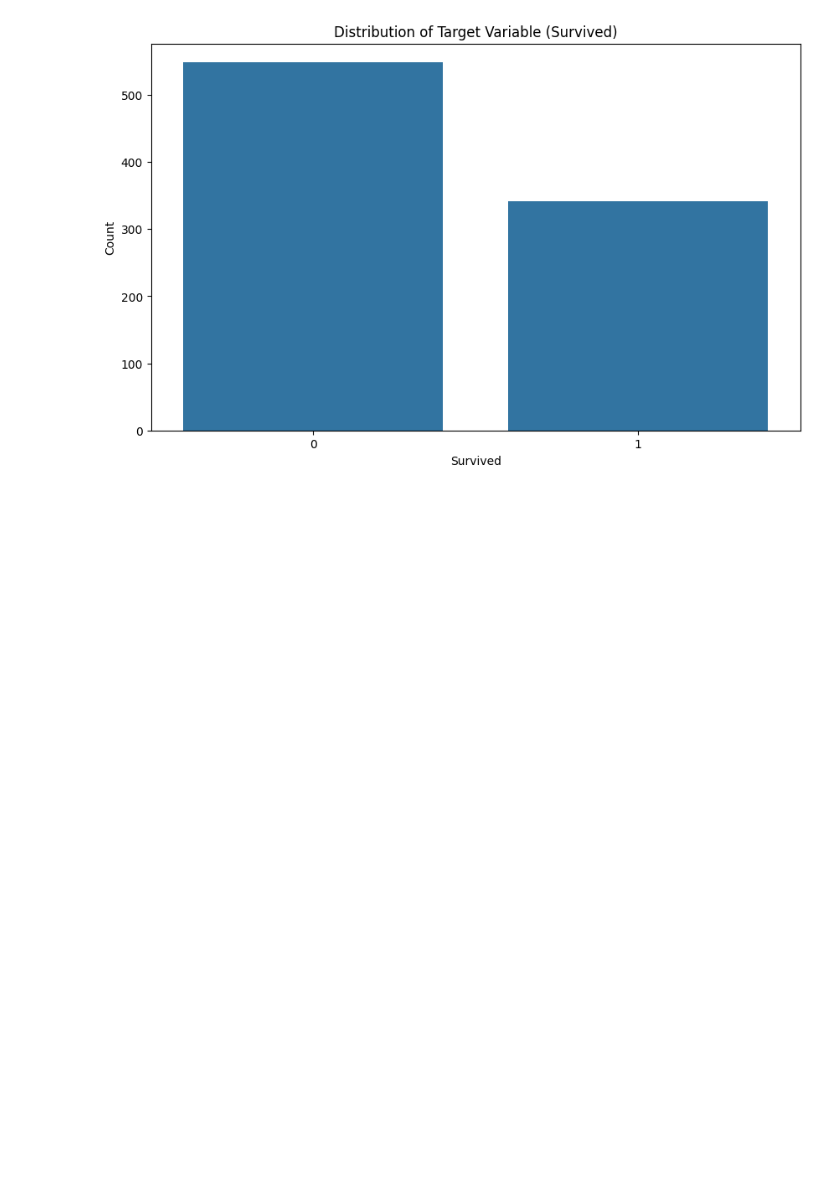
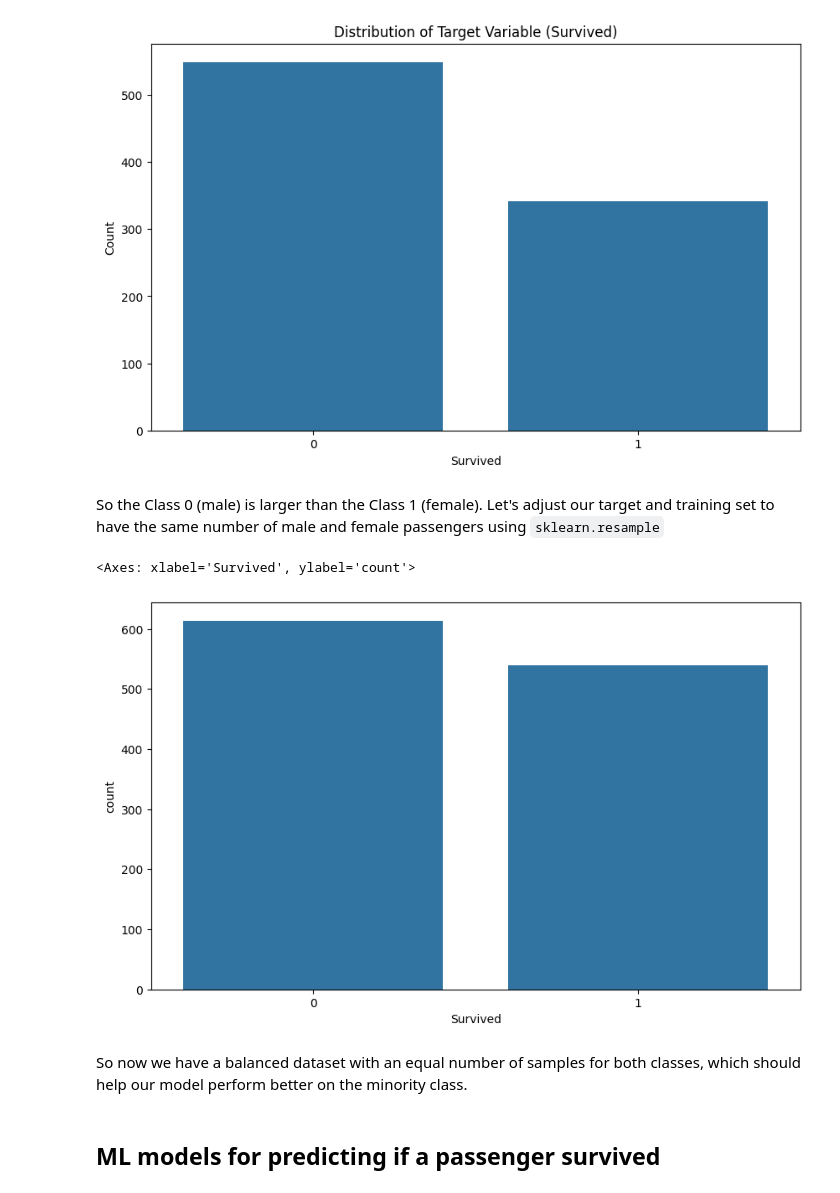
Before and after one commit to gdapablo/Titanic_disaster_kaggle_competition, a Jupyter notebook: notebooks/processing_and_modelling.ipynb, the cells around one changed output. Cells and saved outputs as stored; diff of their text form; code cells hidden in the pictures; blank space fills up the shorter version.

```diff
--- a/notebooks/processing_and_modelling.ipynb
+++ b/notebooks/processing_and_modelling.ipynb
@@ -166,3 +197,29 @@ plt.ylabel('Count')
 plt.show()
 # %% [output]
 [figure]
+# %% [markdown]
+So the Class 0 (male) is larger than the Class 1 (female). Let's adjust our target and training set to have the same number of male and female passengers using `sklearn.resample`
+# %%
+# We need to cut the training variables with respect to the Sex variable, in order to get the same number of 0s and 1s in the target variable.
+# This is important because if we have an imbalanced dataset, our model may be biased towards the majority class and perform poorly on the minority class.
+train.Sex.value_counts()
+
+from sklearn.utils import resample # Using resample to balance the dataset by oversampling the minority class
+X_class0 = train[train.Sex == 0]  # Class 0
+X_class1 = train[train.Sex == 1]  # Class 1
+y_class0 = target[train.Sex == 0]  # Target variable for class 0
+y_class1 = target[train.Sex == 1]  # Target variable for class 1
+
+X_class1_upsampled, y_class1_upsampled = resample(X_class1, y_class1, replace=True, n_samples=len(X_class0), random_state=42)
+X_balanced = pd.concat([X_class0, X_class1_upsampled])  # Combine the original class 0 with the upsampled class 1
+y_balanced = pd.concat([y_class0, y_class1_upsampled])
+
+plt.figure(figsize=(10, 6))
+sns.countplot(x=y_balanced)
+# %% [output]
+<Axes: xlabel='Survived', ylabel='count'>
+[figure, added]
+# %% [markdown]
+So now we have a balanced dataset with an equal number of samples for both classes, which should help our model perform better on the minority class.
+# %% [markdown]
+## ML models for predicting if a passenger survived
```
Also changed, not shown: parts of 11 cells of this notebook, 1 other file.
